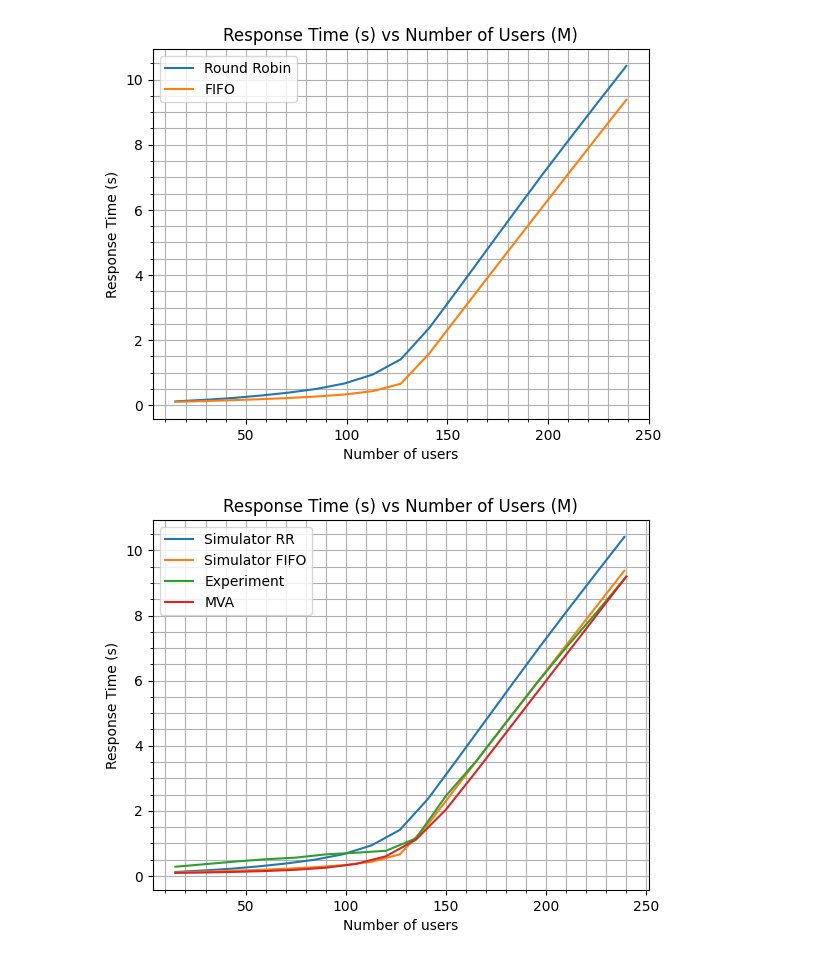
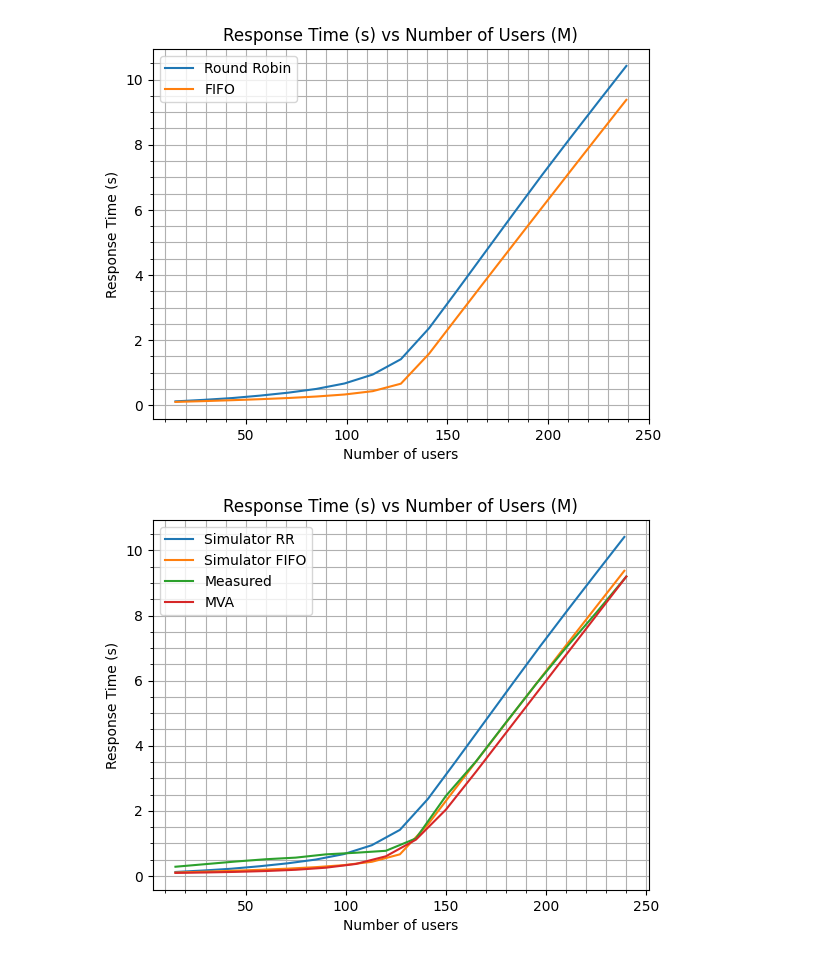
Before and after one commit to rickydebojeet/web-sim, a Jupyter notebook: graph_gen_notebook.ipynb, the cells around one changed output. Cells and saved outputs as stored; diff of their text form; code cells hidden in the pictures.

```diff
--- a/graph_gen_notebook.ipynb
+++ b/graph_gen_notebook.ipynb
@@ -236,18 +236,18 @@ mva_util = [0.119, 0.238, 0.356, 0.473, 0.589, 0.702, 0.81, 0.906, 0.972, 0.997,
 # %%
 plt.plot(numUsersRR, list(map(avg, responseTimesRR)), label='Simulator RR')
 plt.plot(numUsersFIFO, list(map(avg, responseTimesFIFO)), label='Simulator FIFO')
-plt.plot(exp_users,exp_resp_time, label='Experiment')
+plt.plot(exp_users,exp_resp_time, label='Measured')
 plt.plot(mva_users, mva_resp_time, label='MVA')
 plt.xlabel('Number of users')
 plt.ylabel('Response Time (s)')
 plt.title('Response Time (s) vs Number of Users (M)')
 plt.minorticks_on()
 plt.grid(True, 'both')
 plt.legend()
 # plt.savefig('graphs/resp_time_sim_exp_mva.png')
 plt.show()
 # %% [output]
-[figure, old version]
+[figure, new version]
 # %%
 plt.plot(numUsersRR, list(map(avg, coreUtilisationsRR)), label='Simulator RR')
 plt.plot(numUsersFIFO, list(map(avg, coreUtilisationsFIFO)), label='Simulator FIFO')
```
Also changed, not shown: parts of 2 cells of this notebook, 4 other files.
